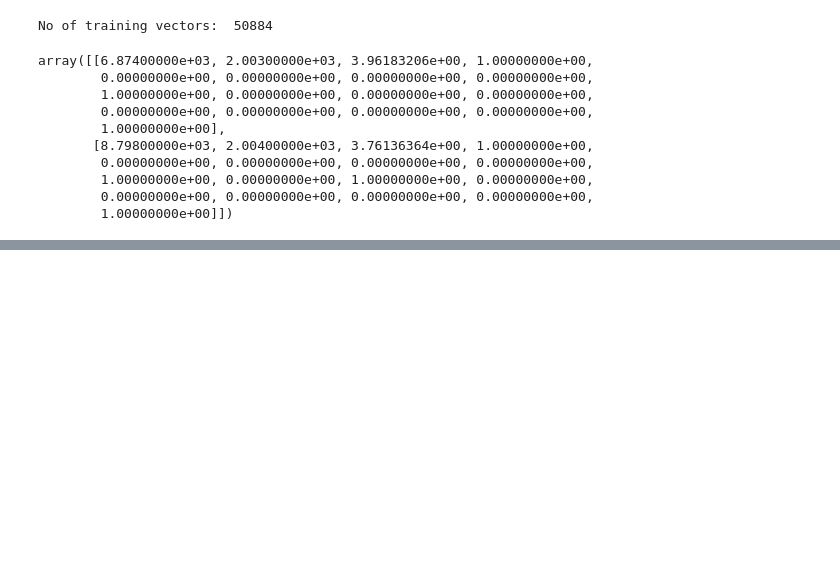
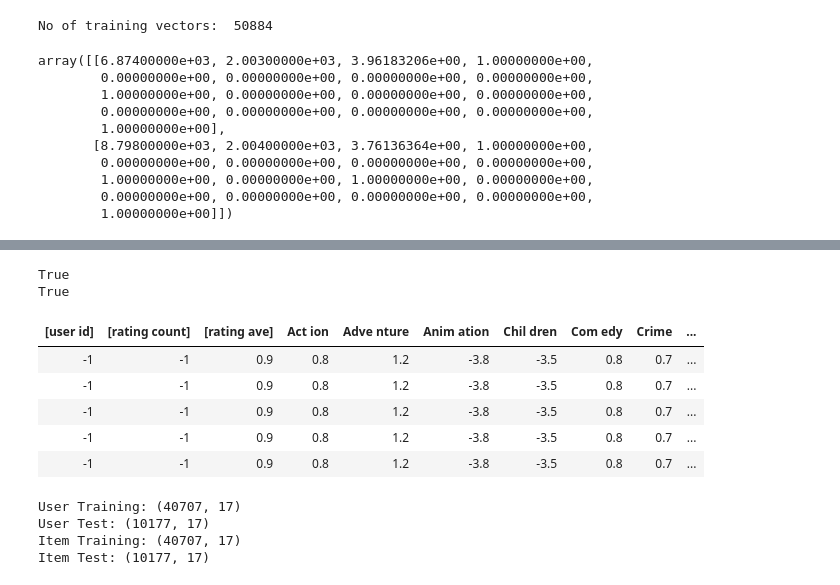
Before and after one commit to mosahle7/ML, a Jupyter notebook: movie-content-based-filtering-recommender-system.ipynb, the cells around one changed output, grey strips where cells are left out. Saved outputs shown, nothing was run; the diff lists cells and outputs as text; code cells hidden in the pictures; blank space fills up the shorter version.

```diff
--- a/movie-content-based-filtering-recommender-system.ipynb
+++ b/movie-content-based-filtering-recommender-system.ipynb
@@ -138,0 +210,31 @@ sys.version
+# %%
+item_train_unscaled = item_train
+user_train_unscaled = user_train
+y_train_unscaled    = y_train
+
+scalerItem = StandardScaler()
+scalerItem.fit(item_train)
+item_train = scalerItem.transform(item_train)
+
+scalerUser = StandardScaler()
+scalerUser.fit(user_train)
+user_train = scalerUser.transform(user_train)
+
+scalerTarget = MinMaxScaler((-1,1))
+scalerTarget.fit(y_train.reshape(-1,1))
+y_train = scalerTarget.transform(y_train.reshape(-1,1))
+
+print(np.allclose(item_train_unscaled, scalerItem.inverse_transform(item_train)))
+print(np.allclose(user_train_unscaled, scalerUser.inverse_transform(user_train)))
+# %% [output]
+True
+True
+# %%
+print_train(user_train, user_features, uvs, u_s, maxcount=5)
+# %% [output]
+| [user id] | [rating count] | [rating ave] | Act ion | Adve nture | Anim ation | Chil dren | Com edy | Crime | ... |
+| -1 | -1 | 0.9 | 0.8 | 1.2 | -3.8 | -3.5 | 0.8 | 0.7 | ... |
+| -1 | -1 | 0.9 | 0.8 | 1.2 | -3.8 | -3.5 | 0.8 | 0.7 | ... |
+| -1 | -1 | 0.9 | 0.8 | 1.2 | -3.8 | -3.5 | 0.8 | 0.7 | ... |
+| -1 | -1 | 0.9 | 0.8 | 1.2 | -3.8 | -3.5 | 0.8 | 0.7 | ... |
+| -1 | -1 | 0.9 | 0.8 | 1.2 | -3.8 | -3.5 | 0.8 | 0.7 | ... |
@@ -138,0 +245,11 @@ sys.version
+# %%
+print("User Training:", user_train.shape)
+print("User Test:", user_test.shape)
+
+print("Item Training:", item_train.shape)
+print("Item Test:", item_test.shape)
+# %% [output]
+User Training: (40707, 17)
+User Test: (10177, 17)
+Item Training: (40707, 17)
+Item Test: (10177, 17)
```
Also changed, not shown: parts of 16 cells of this notebook.
